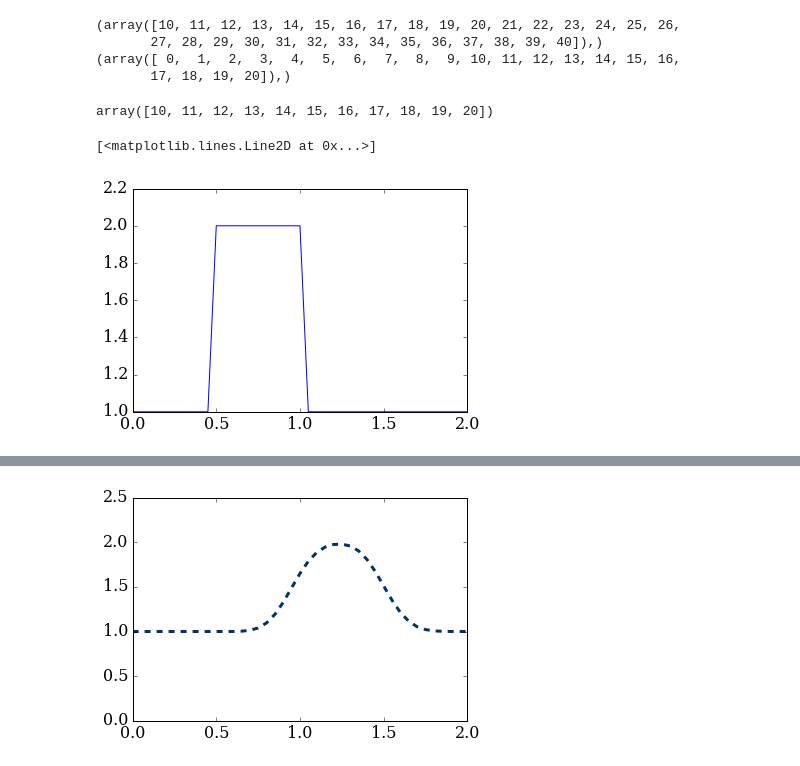
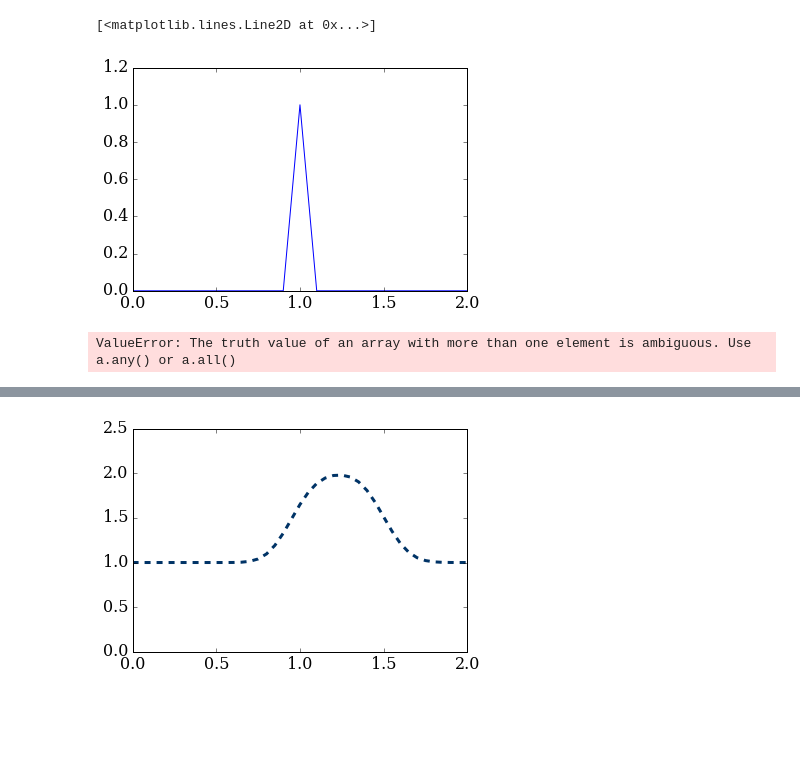
Before and after one commit to iamisrapel/MAE6286, a Jupyter notebook: 0201_inclass.ipynb, the cells around one changed output, grey strips where cells are left out. Drawn from its saved outputs; the diff is of its cells as text; code cells hidden in the pictures; blank space fills up the shorter version.

```diff
--- a/0201_inclass.ipynb
+++ b/0201_inclass.ipynb
@@ -12,15 +12,3 @@ nt = 25
 dt = .02
 c = 1
 x = numpy.linspace(0, 2, nx)
-# %%
-u = numpy.ones(nx)
-lbound = numpy.where(x >= 0.5)
-ubound = numpy.where(x <= 1)
-
-print(lbound)
-print(ubound)
-# %% [output]
-(array([10, 11, 12, 13, 14, 15, 16, 17, 18, 19, 20, 21, 22, 23, 24, 25, 26,
-       27, 28, 29, 30, 31, 32, 33, 34, 35, 36, 37, 38, 39, 40]),)
-(array([ 0,  1,  2,  3,  4,  5,  6,  7,  8,  9, 10, 11, 12, 13, 14, 15, 16,
-       17, 18, 19, 20]),)
@@ -29,4 +14,0 @@ bounds = numpy.intersect1d(lbound, ubound)
-# %%
-bounds
-# %% [output]
-array([10, 11, 12, 13, 14, 15, 16, 17, 18, 19, 20])
@@ -35,5 +15,26 @@ u[bounds] = 2
+# %%
+u = numpy.zeros(nx)
+for i in range(nx):
+    if x[i]<0.9:
+        u[i] = 0
+    elif x[i]>=0.9 and x[i]<1.0:
+        u[i] = 10*(x[i]-0.9)
+    elif x[i]>=1.0 and x[i]<1.1:
+        u[i] = 10*(1.1-x[i])
+    else :u[i] = 0
 # %%
-pyplot.plot(x, u,)
+pyplot.plot(x, u)
 # %% [output]
 [<matplotlib.lines.Line2D at 0x...>]
-[figure, old version]
+[figure, new version]
+# %%
+u = numpy.zeros(nx)
+lbound = numpy.where(x >= 0.9)
+abound = numpy.where(0.9<=x<=1.0)
+bbound = numpy.where(1.0<=x<=1.1)
+ubound = numpy.where(x <= 1.1)
+u[numpy.intersect1d(lbound, abound), 10*(x-0.9)]
+u[numpy.intersect1d(abound,bbound), 10*(1.1-x)]
+pyplot.plot(x, u)
+# %% [output]
+ValueError: The truth value of an array with more than one element is ambiguous. Use a.any() or a.all()
```
Also changed, not shown: parts of 7 cells of this notebook.
